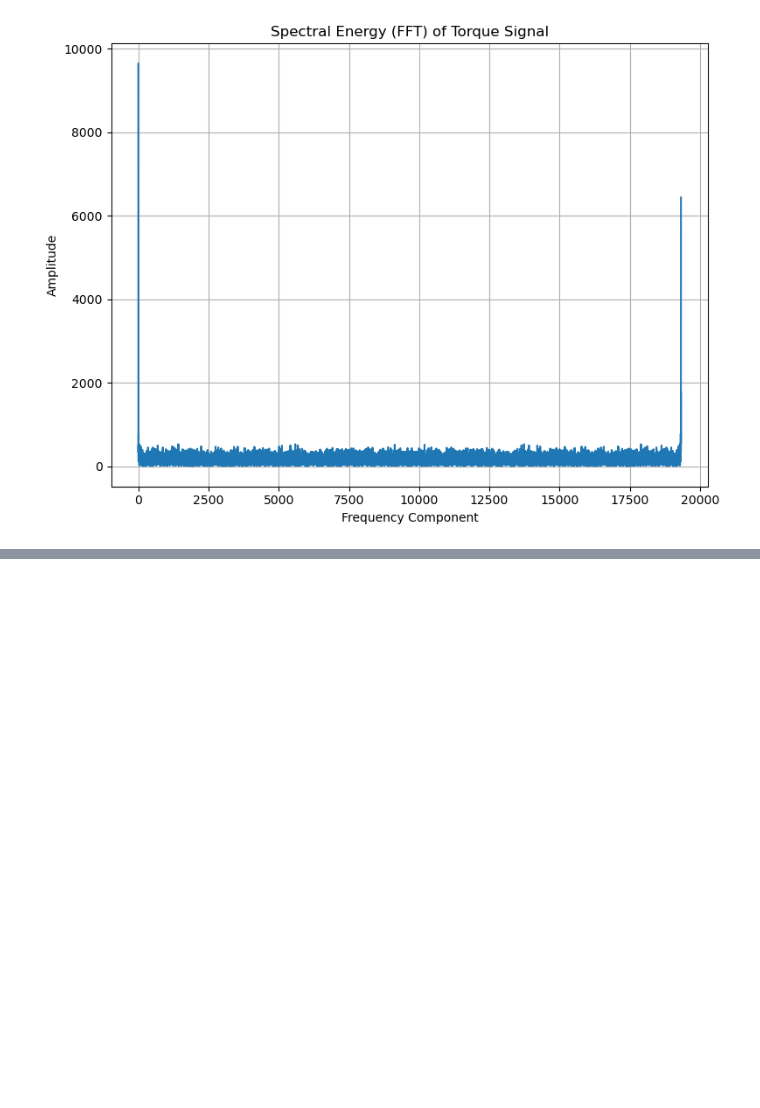
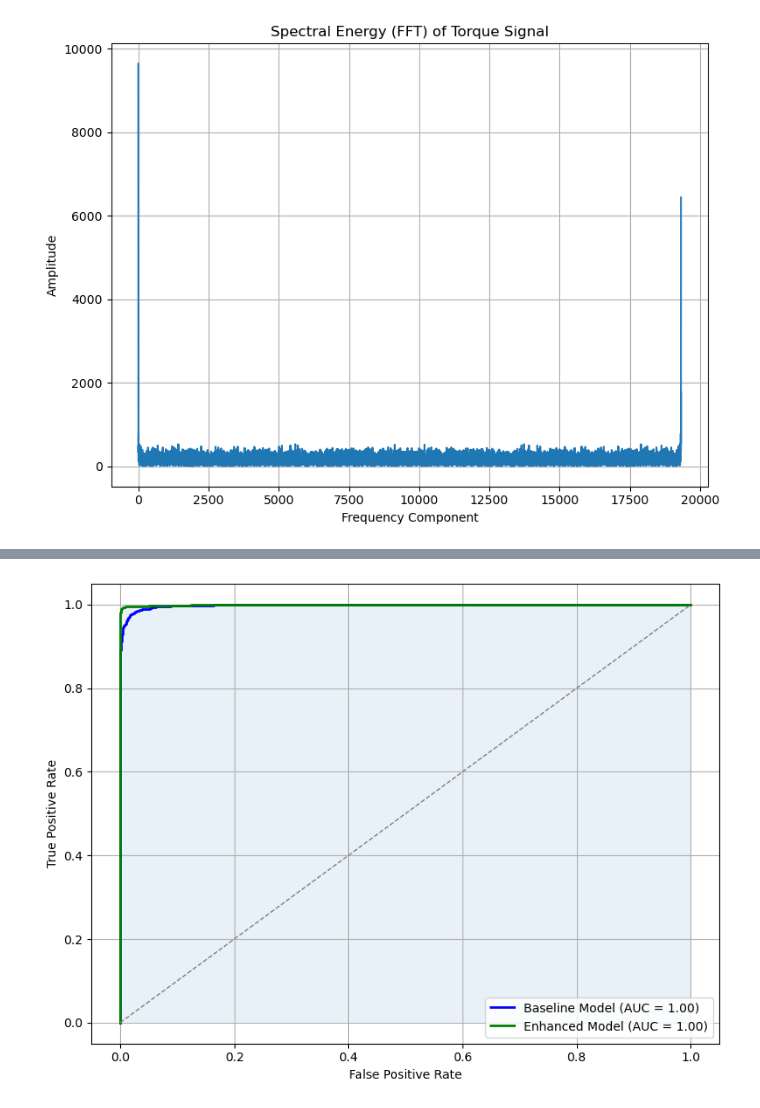
Before and after one commit to bharath9812/Feat-Engg-Research-Pred-Maintenance, a Jupyter notebook: feat_engg_predictive_maintenance.ipynb, the cells around one changed output, grey strips where cells are left out. Saved outputs shown, nothing was run; the diff lists cells and outputs as text; code cells hidden in the pictures; blank space fills up the shorter version.

```diff
--- a/feat_engg_predictive_maintenance.ipynb
+++ b/feat_engg_predictive_maintenance.ipynb
@@ -216,0 +279,25 @@ plt.show()
+# %%
+plt.figure(figsize=(8, 6))
+
+# Plot baseline ROC curve (blue)
+plt.plot(fpr_before, tpr_before, color='blue', lw=2, label=f'Baseline Model (AUC = {roc_auc_before:.2f})')
+
+# Plot enhanced ROC curve (green)
+plt.plot(fpr_after, tpr_after, color='green', lw=2, label=f'Enhanced Model (AUC = {roc_auc_after:.2f})')
+
+# Diagonal reference line
+plt.plot([0, 1], [0, 1], color='gray', lw=1, linestyle='--')
+
+# Fill area under the enhanced model curve for better visualization
+plt.fill_between(fpr_after, 0, tpr_after, alpha=0.1)  # lighter fill
+
+
+plt.xlabel('False Positive Rate')
+plt.ylabel('True Positive Rate')
+# plt.title('Figure 2: ROC Curves Comparing Baseline and Enhanced Models')
+plt.legend(loc='lower right')
+plt.grid(True)
+plt.tight_layout()
+plt.show()
+# %% [output]
+[figure, added]
```
Also changed, not shown: parts of 4 cells of this notebook.
